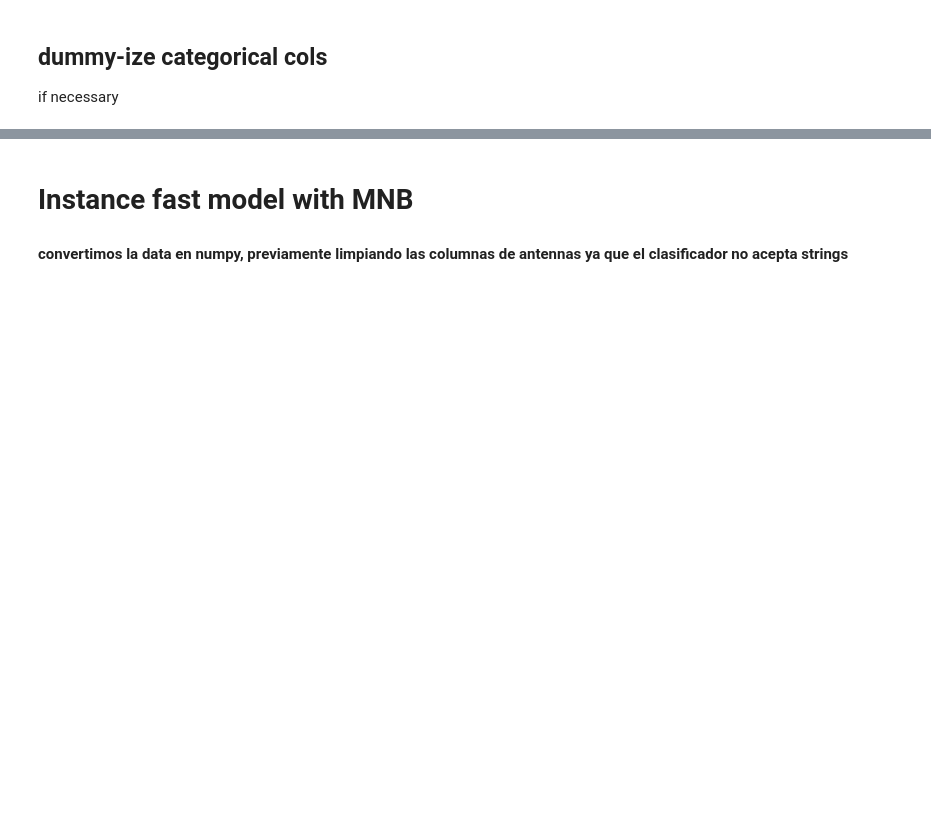
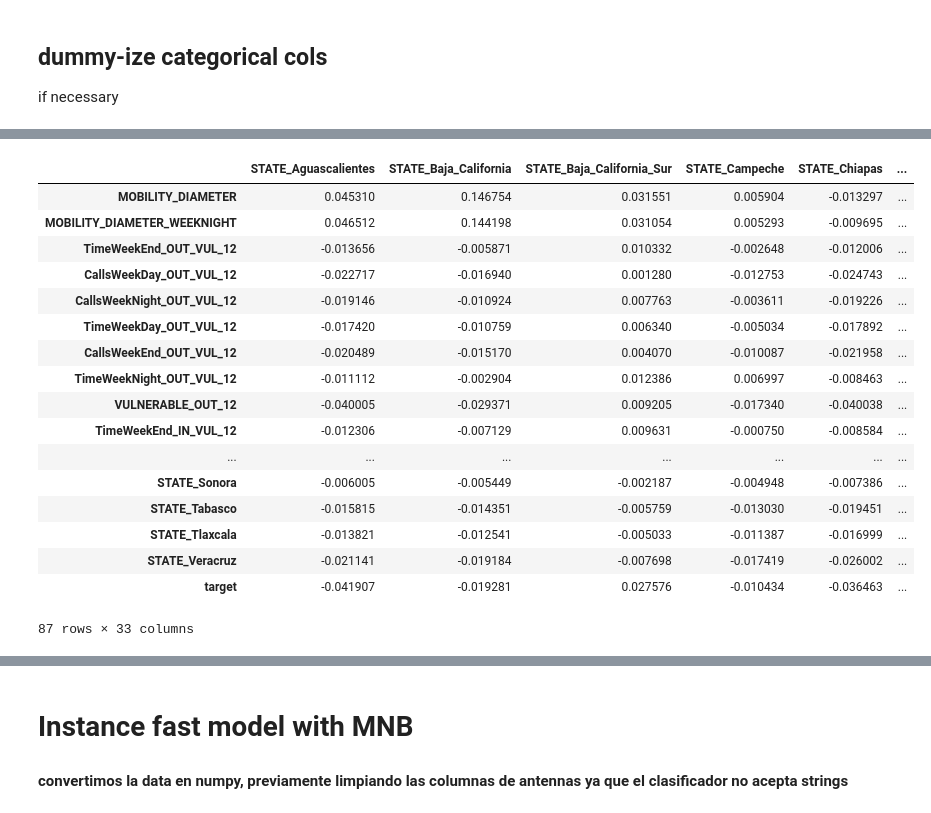
Before and after one commit to jdemonasterio/Tesis, a Jupyter notebook: mexico-scripts-ver2/mLTheory.ipynb, the cells around one changed output, grey strips where cells are left out. Cells and saved outputs as stored; diff of their text form; code cells hidden in the pictures; blank space fills up the shorter version.

```diff
--- a/mexico-scripts-ver2/mLTheory.ipynb
+++ b/mexico-scripts-ver2/mLTheory.ipynb
@@ -245,7 +246,7 @@ if graphlab_frame: iterable=data.column_names()
 else: iterable=data.columns
 
 manual_exclude_cols = [
-#      'EPIDEMIC',
+     'EPIDEMIC',
       'EPIDEMIC_gt',
 #       'STATE',
                 ]
@@ -441,0 +443,6 @@ for col in categorical_cols:
+# %%
+corr = pd.DataFrame(X).copy()
+target_col = 'target'
+corr[target_col] = Y
+corr = corr.corr()
+corr.shape
@@ -441,0 +451,6 @@ for col in categorical_cols:
+# %%
+view = corr.query('target>0.3')
+# show only those columns which
+corr_columns = view.index.values
+
+view[corr_columns]
@@ -442,3 +472,29 @@ for col in categorical_cols:
+# %%
+## show correlation between state and target
+
+if not 'STATE' in exclude_cols:
+    state_cols = [col for col in corr if 'STATE' in col]
+    view = corr[state_cols + [target_col]]
+    display(view.query('target > 0.01'))
+# %% [output]
+|  | STATE_Aguascalientes | STATE_Baja_California | STATE_Baja_California_Sur | STATE_Campeche | STATE_Chiapas | ... |
+| MOBILITY_DIAMETER | 0.045310 | 0.146754 | 0.031551 | 0.005904 | -0.013297 | ... |
+| MOBILITY_DIAMETER_WEEKNIGHT | 0.046512 | 0.144198 | 0.031054 | 0.005293 | -0.009695 | ... |
+| TimeWeekEnd_OUT_VUL_12 | -0.013656 | -0.005871 | 0.010332 | -0.002648 | -0.012006 | ... |
+| CallsWeekDay_OUT_VUL_12 | -0.022717 | -0.016940 | 0.001280 | -0.012753 | -0.024743 | ... |
+| CallsWeekNight_OUT_VUL_12 | -0.019146 | -0.010924 | 0.007763 | -0.003611 | -0.019226 | ... |
+| TimeWeekDay_OUT_VUL_12 | -0.017420 | -0.010759 | 0.006340 | -0.005034 | -0.017892 | ... |
+| CallsWeekEnd_OUT_VUL_12 | -0.020489 | -0.015170 | 0.004070 | -0.010087 | -0.021958 | ... |
+| TimeWeekNight_OUT_VUL_12 | -0.011112 | -0.002904 | 0.012386 | 0.006997 | -0.008463 | ... |
+| VULNERABLE_OUT_12 | -0.040005 | -0.029371 | 0.009205 | -0.017340 | -0.040038 | ... |
+| TimeWeekEnd_IN_VUL_12 | -0.012306 | -0.007129 | 0.009631 | -0.000750 | -0.008584 | ... |
+| ... | ... | ... | ... | ... | ... | ... |
+| STATE_Sonora | -0.006005 | -0.005449 | -0.002187 | -0.004948 | -0.007386 | ... |
+| STATE_Tabasco | -0.015815 | -0.014351 | -0.005759 | -0.013030 | -0.019451 | ... |
+| STATE_Tlaxcala | -0.013821 | -0.012541 | -0.005033 | -0.011387 | -0.016999 | ... |
+| STATE_Veracruz | -0.021141 | -0.019184 | -0.007698 | -0.017419 | -0.026002 | ... |
+| target | -0.041907 | -0.019281 | 0.027576 | -0.010434 | -0.036463 | ... |
+87 rows × 33 columns
 # %%
 a=data['EPIDEMIC_gt'].sum();b= data.shape[0]
 a*1.0/b
```
Also changed, not shown: parts of 62 cells of this notebook.
